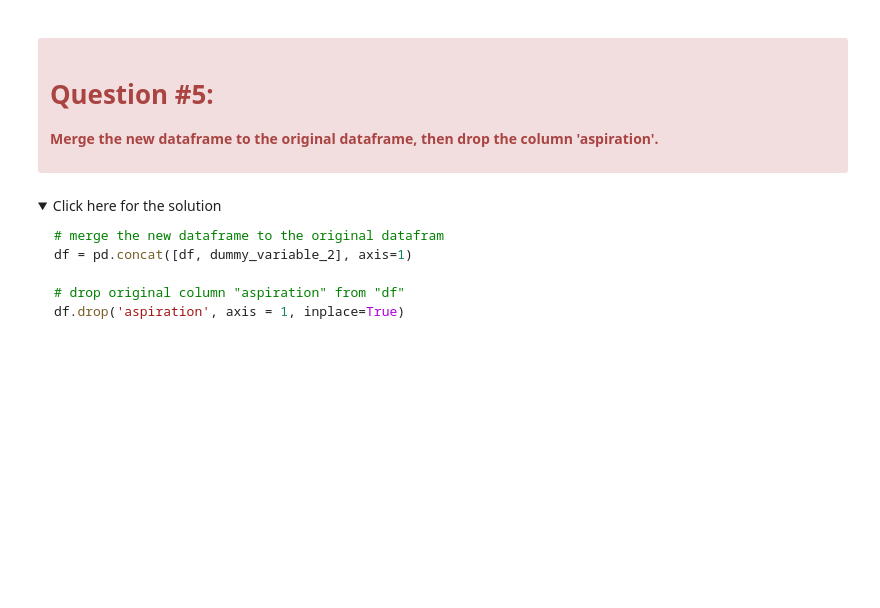
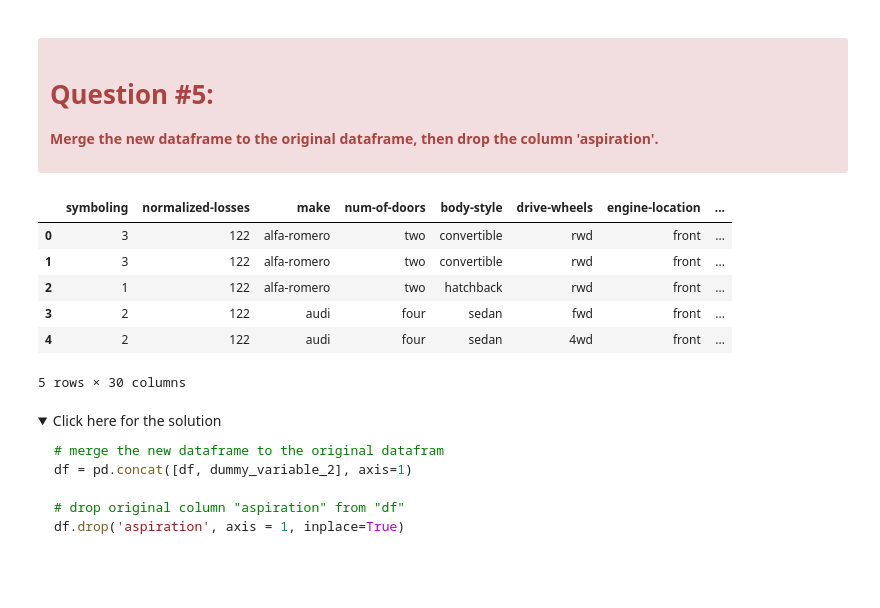
Before and after one commit to eusha54/ibm_data_science, a Jupyter notebook: 07_data_analysis_with_python/02-data_wrangling/01-lab-data_wrangling-used_car_pricing.ipynb, the cells around one changed output. Cells and saved outputs as stored; diff of their text form; code cells hidden in the pictures; folded sections open; blank space fills up the shorter version.

```diff
--- a/07_data_analysis_with_python/02-data_wrangling/01-lab-data_wrangling-used_car_pricing.ipynb
+++ b/07_data_analysis_with_python/02-data_wrangling/01-lab-data_wrangling-used_car_pricing.ipynb
@@ -775,0 +783,2 @@ dummy_2.head()
+# %%
+dummy_2 = dummy_2.rename(columns = {"std" : "aspiration-std", "turbo" : "aspiration-turbo"})
@@ -797,6 +815,19 @@ dummy_variable_2.head()
 </div>
 # %%
 # Write your code below and press Shift+Enter to execute
+df = pd.concat([df, dummy_2], axis=1)
+# %%
+df = df.drop("aspiration", axis = 1)
+# %%
+df.head()
+# %% [output]
+|  | symboling | normalized-losses | make | num-of-doors | body-style | drive-wheels | engine-location | ... |
+| 0 | 3 | 122 | alfa-romero | two | convertible | rwd | front | ... |
+| 1 | 3 | 122 | alfa-romero | two | convertible | rwd | front | ... |
+| 2 | 1 | 122 | alfa-romero | two | hatchback | rwd | front | ... |
+| 3 | 2 | 122 | audi | four | sedan | fwd | front | ... |
+| 4 | 2 | 122 | audi | four | sedan | 4wd | front | ... |
+5 rows × 30 columns
 # %% [markdown]
 <details><summary>Click here for the solution</summary>
 
```
Also changed, not shown: parts of 3 cells of this notebook.
